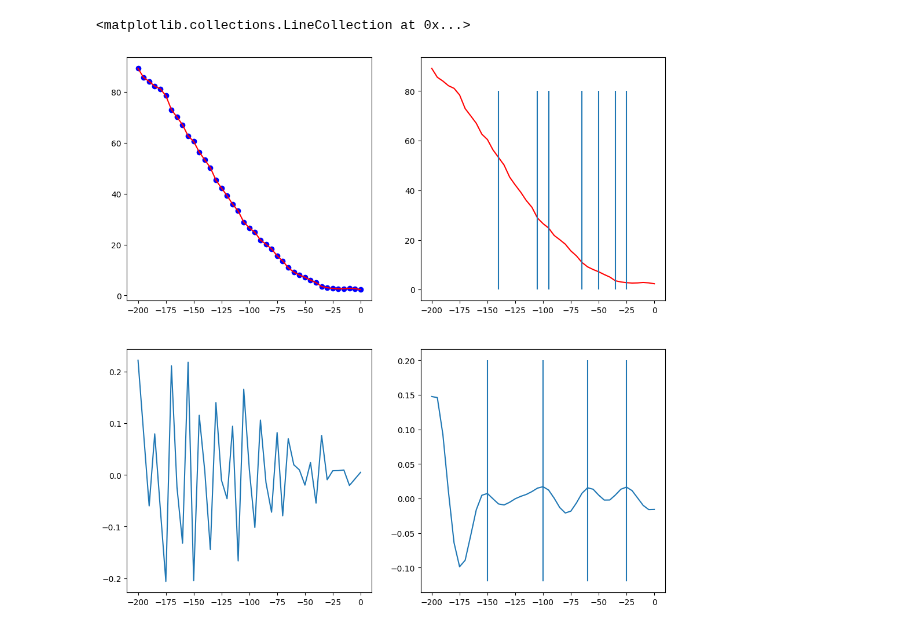
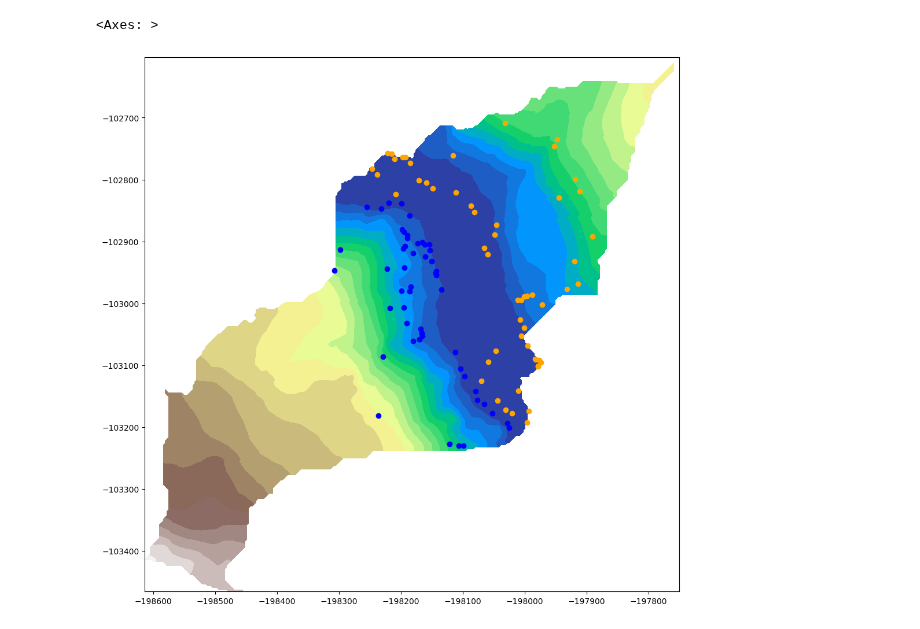
Before and after one commit to avkoehl/valleys, a Jupyter notebook: notebooks/signal_processing.ipynb, the cells around one changed output. Cells and saved outputs as stored; diff of their text form; code cells hidden in the pictures.

```diff
--- a/notebooks/signal_processing.ipynb
+++ b/notebooks/signal_processing.ipynb
@@ -80,19 +173,0 @@ axes[1].scatter(cs['right']['alpha'], cs['right']['elevation'])
-# %%
-spline = get_spline(cs['left'])
-peaks = signal.find_peaks_cwt(spline['curvature'], widths=np.arange(3,10), wavelet=signal.ricker)
-transform = signal.cwt(spline['curvature'], widths=[3], wavelet=signal.ricker)
-peaks2 = signal.find_peaks(transform[0])[0]
-
-fig, axes = plt.subplots(2,2, figsize=(12,12))
-
-axes[0,0].plot(cs['left']['alpha'], cs['left']['elevation'], 'bo')
-axes[0,0].plot(cs['left']['alpha'], spline['spline'], 'r')
-axes[0,1].plot(cs['left']['alpha'], spline['spline'], 'r')
-axes[0,1].vlines(cs['left']['alpha'][peaks], 0, 80)
-
-axes[1,0].plot(cs['left']['alpha'], spline['curvature'])
-axes[1,1].plot(cs['left']['alpha'], transform[0])
-axes[1,1].vlines(cs['left']['alpha'][peaks2], -.12, 0.2)
-# %% [output]
-<matplotlib.collections.LineCollection at 0x...>
-[figure, removed]
@@ -100,0 +174,34 @@ axes[1,1].vlines(cs['left']['alpha'][peaks2], -.12, 0.2)
+# %%
+As = []
+Bs = []
+
+a_elevations = []
+b_elevations = []
+
+for i in points['cross_section'].unique():
+    profile = get_profile(points, i)
+    a_profile = profile.loc[profile['side'] == 'A']
+    b_profile = profile.loc[profile['side'] == 'B']
+
+    a_point = a_profile['point'].iloc[get_break_point_slope(a_profile, 25)]
+    b_point = b_profile['point'].iloc[get_break_point_slope(b_profile, 25)]
+
+    a_elevations.append(a_profile['elevation'].iloc[get_break_point_slope(a_profile, 25)])
+    b_elevations.append(b_profile['elevation'].iloc[get_break_point_slope(b_profile, 25)])
+
+    As.append(a_point)
+    Bs.append(b_point)
+# %%
+As = gpd.GeoDataFrame(geometry=As, crs=3310)
+Bs = gpd.GeoDataFrame(geometry=Bs, crs=3310)
+# %%
+fig, ax = plt.subplots(figsize=(12,12))
+
+cs = ax.contourf(hand, cmap='terrain', levels=25,
+                     extent=_get_extent(hand), origin='upper')
+
+As.plot(ax=ax, color='orange')
+Bs.plot(ax=ax, color='blue')
+# %% [output]
+<Axes: >
+[figure, added]
```
Also changed, not shown: parts of 10 cells of this notebook.
